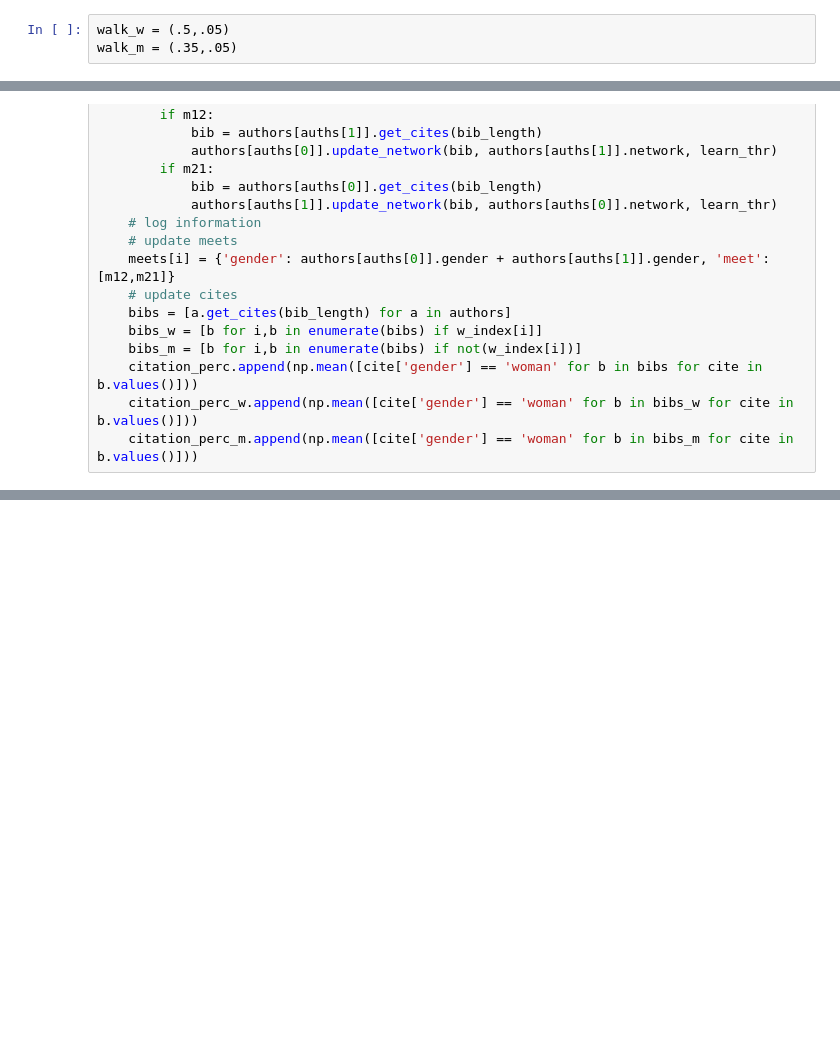
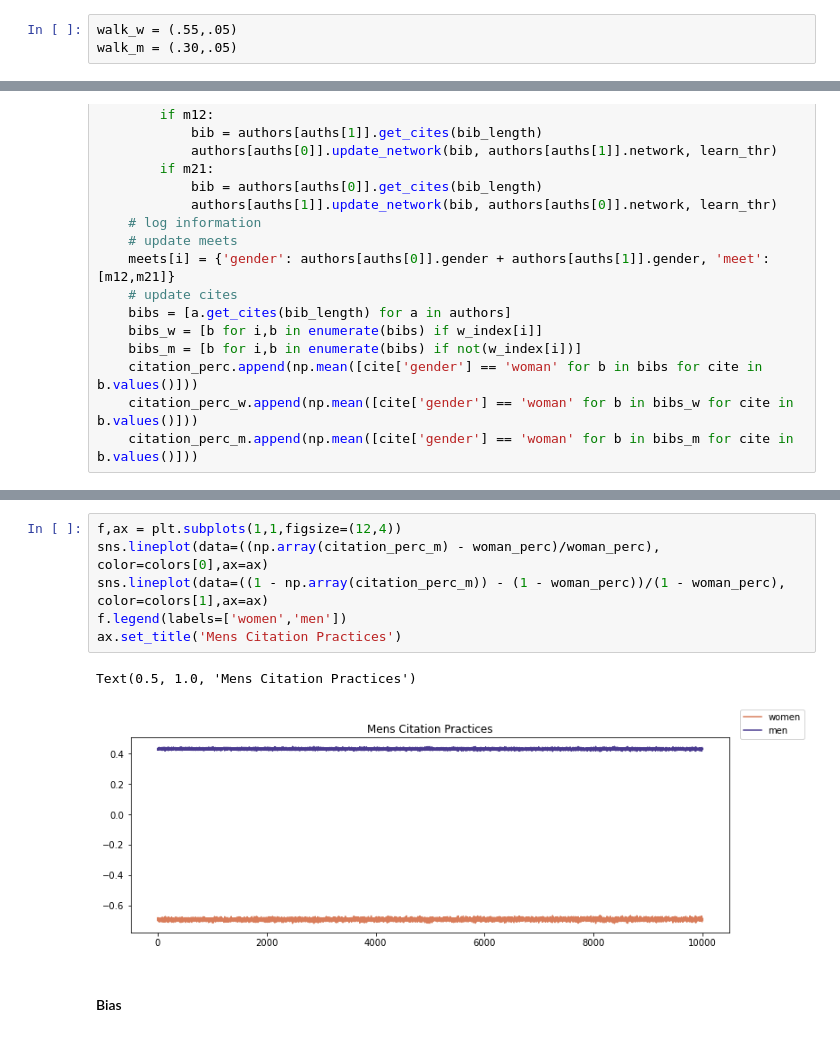
Before and after one commit to jastiso/modeling_citations, a Jupyter notebook: scripts/simulations.ipynb, the cells around one changed output, grey strips where cells are left out. Cells and saved outputs as stored; diff of their text form; blank space fills up the shorter version.

```diff
--- a/scripts/simulations.ipynb
+++ b/scripts/simulations.ipynb
@@ -56,6 +56,6 @@ Taken from jordans paper, men cite WW teams about 20% less than you would expect
 # %%
-walk_w = (.5,.05)
-walk_m = (.35,.05)
+walk_w = (.55,.05)
+walk_m = (.30,.05)
 # %%
 f,ax = plt.subplots(1,1,figsize=(6,4))
 sns.histplot(np.random.normal(loc=walk_w[0],scale=walk_w[1],size=5000), color=colors[0])
@@ -168,0 +193,11 @@ ax.set_title('Womens Citation Practices')
+# %%
+f,ax = plt.subplots(1,1,figsize=(12,4))
+sns.lineplot(data=((np.array(citation_perc_m) - woman_perc)/woman_perc), color=colors[0],ax=ax)
+sns.lineplot(data=((1 - np.array(citation_perc_m)) - (1 - woman_perc))/(1 - woman_perc), color=colors[1],ax=ax)
+f.legend(labels=['women','men'])
+ax.set_title('Mens Citation Practices')
+# %% [output]
+Text(0.5, 1.0, 'Mens Citation Practices')
+[figure, added]
+# %% [markdown]
+#### Bias
```
Also changed, not shown: parts of 19 cells of this notebook, 2 other files.
